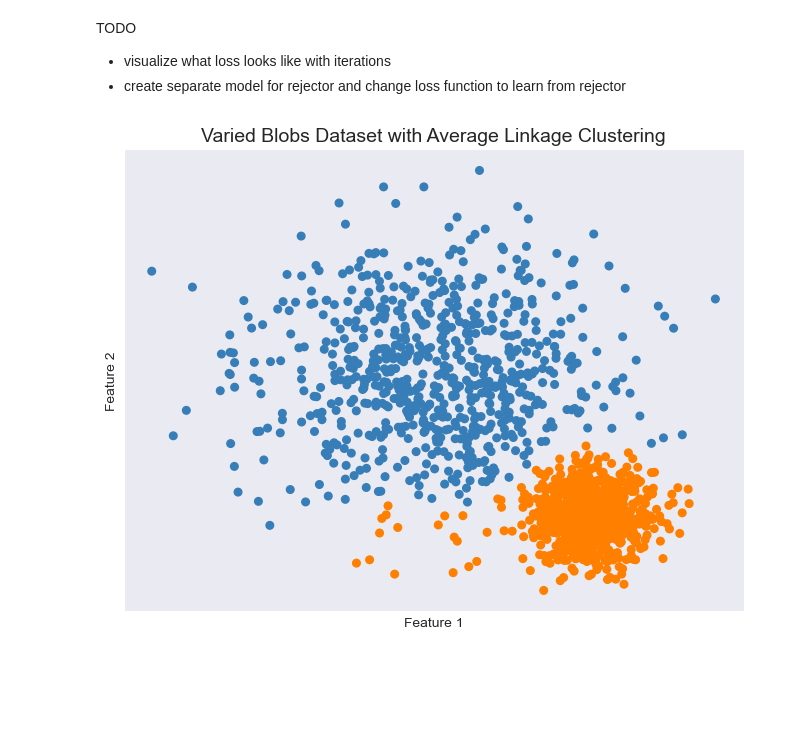
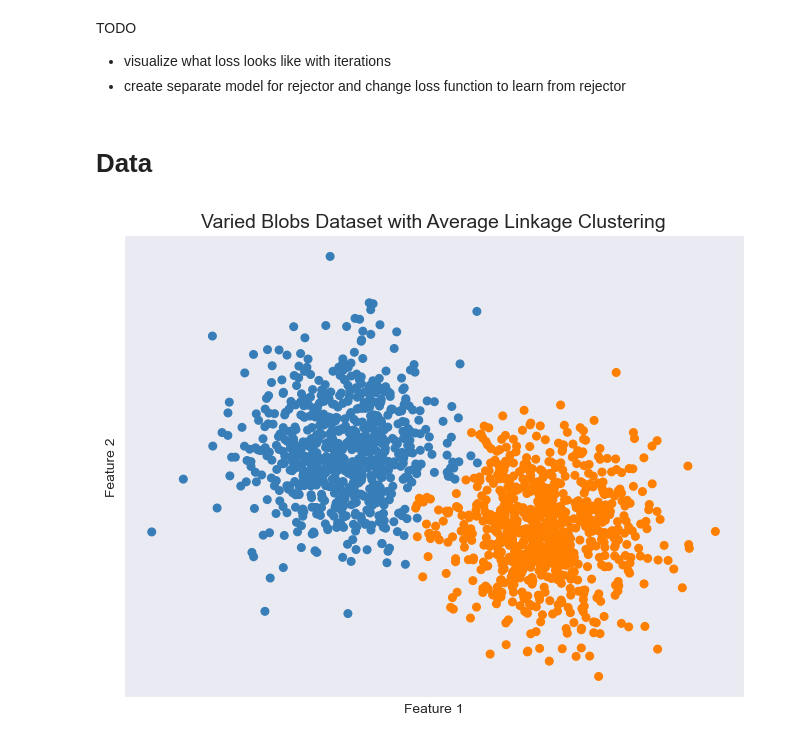
Before and after one commit to shiramichel/complementarity-fairness, a Jupyter notebook: defer_1208.ipynb, the cells around one changed output. Saved outputs shown, nothing was run; the diff lists cells and outputs as text; code cells hidden in the pictures; blank space fills up the shorter version.

```diff
--- a/defer_1208.ipynb
+++ b/defer_1208.ipynb
@@ -20,38 +20,40 @@ from sklearn.preprocessing import StandardScaler
 from sklearn.cluster import AgglomerativeClustering
 from sklearn.linear_model import LogisticRegression
 from sklearn.model_selection import train_test_split
+# %% [markdown]
+# Data
 # %%
 # Varied blobs dataset
 n_samples = 1500
-varied = datasets.make_blobs(n_samples=n_samples, n_features=2, centers=2, cluster_std=[7.5, 2.5])
+varied = datasets.make_blobs(n_samples=n_samples, n_features=2, centers=2, cluster_std=[2.5, 2.5],random_state=623)
 
 X, y = varied # y binary 0,1
 
 # Normalize the dataset (from scikit learn website)
 X_normalized = StandardScaler().fit_transform(X)
 
 # Agglomerative Clustering object with Average Linkage (from scikit learn website)
 n_clusters = 2  # Number of clusters
 average_clustering = AgglomerativeClustering(n_clusters=n_clusters, linkage='average')
 
 # Fit data and cluster
 cluster_labels = average_clustering.fit_predict(X_normalized)
 
 # Visualize clusters
 plt.figure(figsize=(8, 6))
 
 # Plot cluster
 colors = np.array(['#377eb8', '#ff7f00', '#4daf4a'])
 plt.scatter(X[:, 0], X[:, 1], s=30, color=colors[cluster_labels])
 
 plt.title('Varied Blobs Dataset with Average Linkage Clustering', fontsize=14)
 plt.xlabel('Feature 1')
 plt.ylabel('Feature 2')
 plt.xticks(())
 plt.yticks(())
 
 plt.show()
 # %% [output]
-[figure, old version]
+[figure, new version]
 # %%
 X_train, X_test, y_train, y_test = train_test_split(X_normalized, y, test_size=0.3, random_state=456)
```
Also changed, not shown: parts of 16 cells of this notebook.
